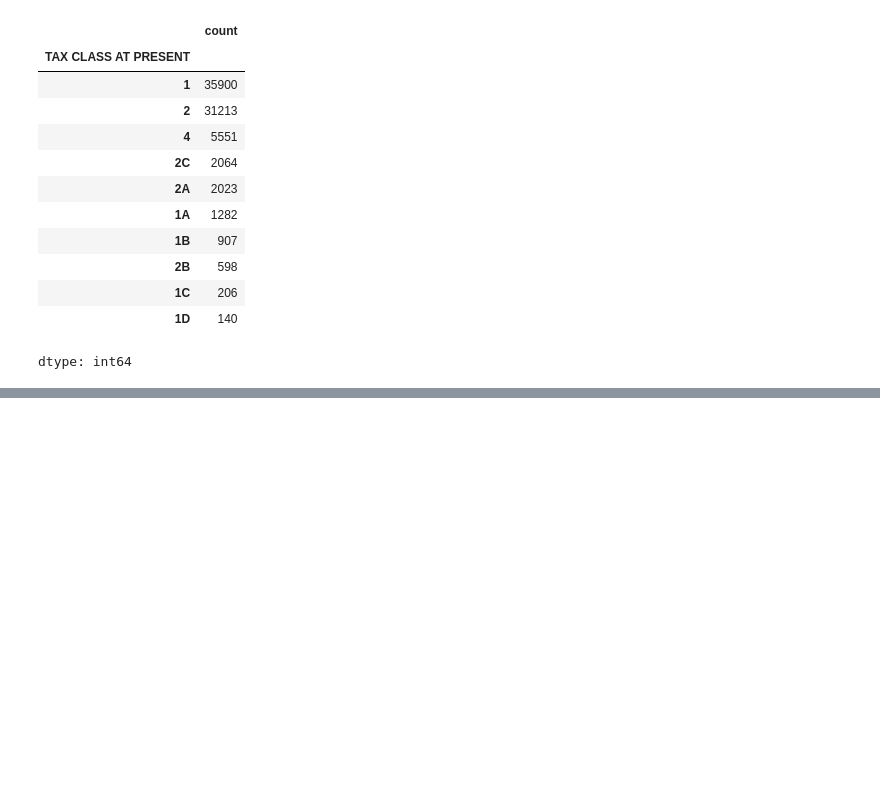
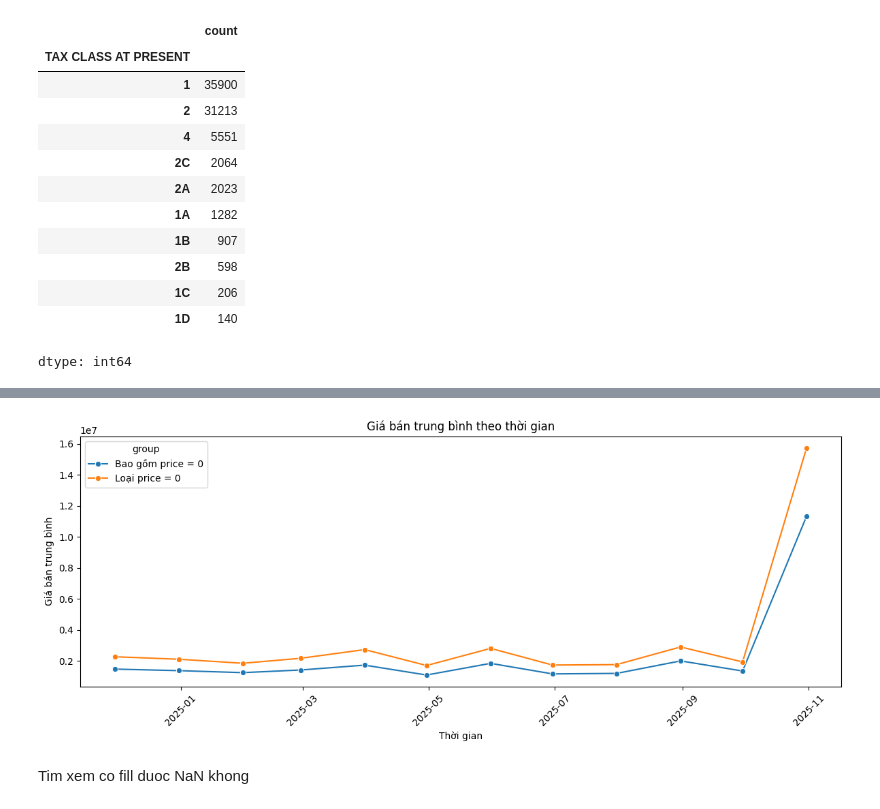
Before and after one commit to Gitzav/role_of_data_preparation, a Jupyter notebook: Data_preparation.ipynb, the cells around one changed output, grey strips where cells are left out. Cells and saved outputs as stored; diff of their text form; code cells hidden in the pictures; blank space fills up the shorter version.

```diff
--- a/Data_preparation.ipynb
+++ b/Data_preparation.ipynb
@@ -316,0 +367,44 @@ dtype: int64
+# %%
+# 1) Tính trung bình theo tháng cho toàn bộ df
+avg_all = (
+    df[df['SALE DATE'] <= '2025-10-31']
+      .set_index("SALE DATE")
+      .resample("M")["SALE PRICE"]
+      .mean()
+      .reset_index(name="avg_sale_price")
+)
+avg_all["group"] = "Bao gồm price = 0"
+
+# 2) Tính trung bình theo tháng cho df_no_zero
+avg_no_zero = (
+    df_no_zero[df_no_zero['SALE DATE'] <= '2025-10-31']
+      .set_index("SALE DATE")
+      .resample("M")["SALE PRICE"]
+      .mean()
+      .reset_index(name="avg_sale_price")
+)
+avg_no_zero["group"] = "Loại price = 0"
+
+# 3) Gộp hai bảng lại
+avg_both = pd.concat([avg_all, avg_no_zero], ignore_index=True)
+
+# 4) Vẽ lineplot với 2 line
+plt.figure(figsize=(12, 5))
+sns.lineplot(
+    data=avg_both,
+    x="SALE DATE",
+    y="avg_sale_price",
+    hue="group",      # 👈 phân biệt 2 line
+    marker="o"
+)
+
+plt.title("Giá bán trung bình theo thời gian")
+plt.xlabel("Thời gian")
+plt.ylabel("Giá bán trung bình")
+plt.xticks(rotation=45)
+plt.tight_layout()
+plt.show()
+# %% [output]
+[figure, added]
+# %% [markdown]
+Tim xem co fill duoc NaN khong
```
Also changed, not shown: parts of 5 cells of this notebook.
